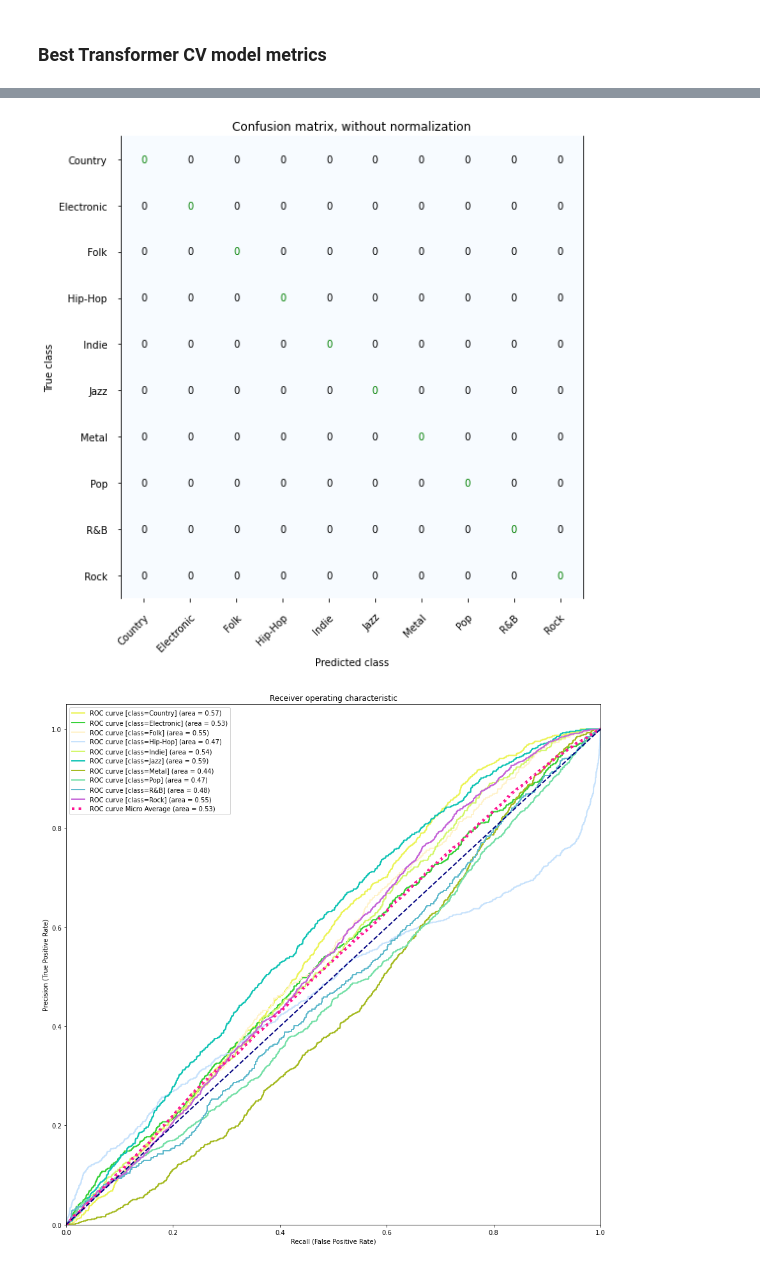
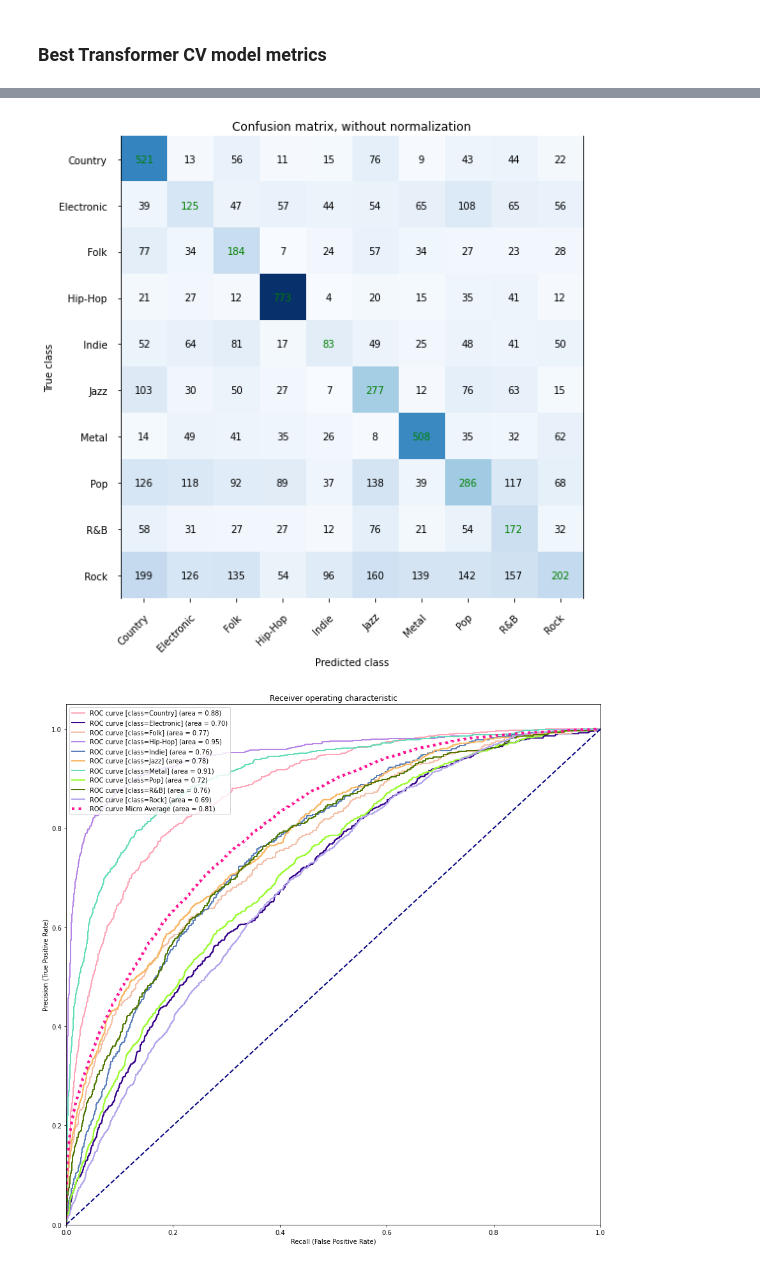
Before and after one commit to glypher/lyrics_classification, a Jupyter notebook: songs.ipynb, the cells around one changed output, grey strips where cells are left out. Drawn from its saved outputs; the diff is of its cells as text; code cells hidden in the pictures.

```diff
--- a/songs.ipynb
+++ b/songs.ipynb
@@ -1141,7 +1119,7 @@ print(f"VALIDATION accuracy={max(best_history.history('accuracy', mm.DataType.VA
 
 best_bert = TransformerModel(build=True, **hyper_params)
 print(f"Loading weights {bert_lookup.best_checkpoint}")
-best_bert._model.load_weights(bert_lookup.best_checkpoint)
+best_bert.load_weights(bert_lookup.best_checkpoint)
 
 test_metrics(best_bert, testDF)
 # %% [output]
@@ -1153,2 +1130,2 @@ TEST accuracy: 0.09741650913673598
-[figure, old version]
+[figure, new version]
-[figure, old version]
+[figure, new version]
```
Also changed, not shown: parts of 14 cells of this notebook.
